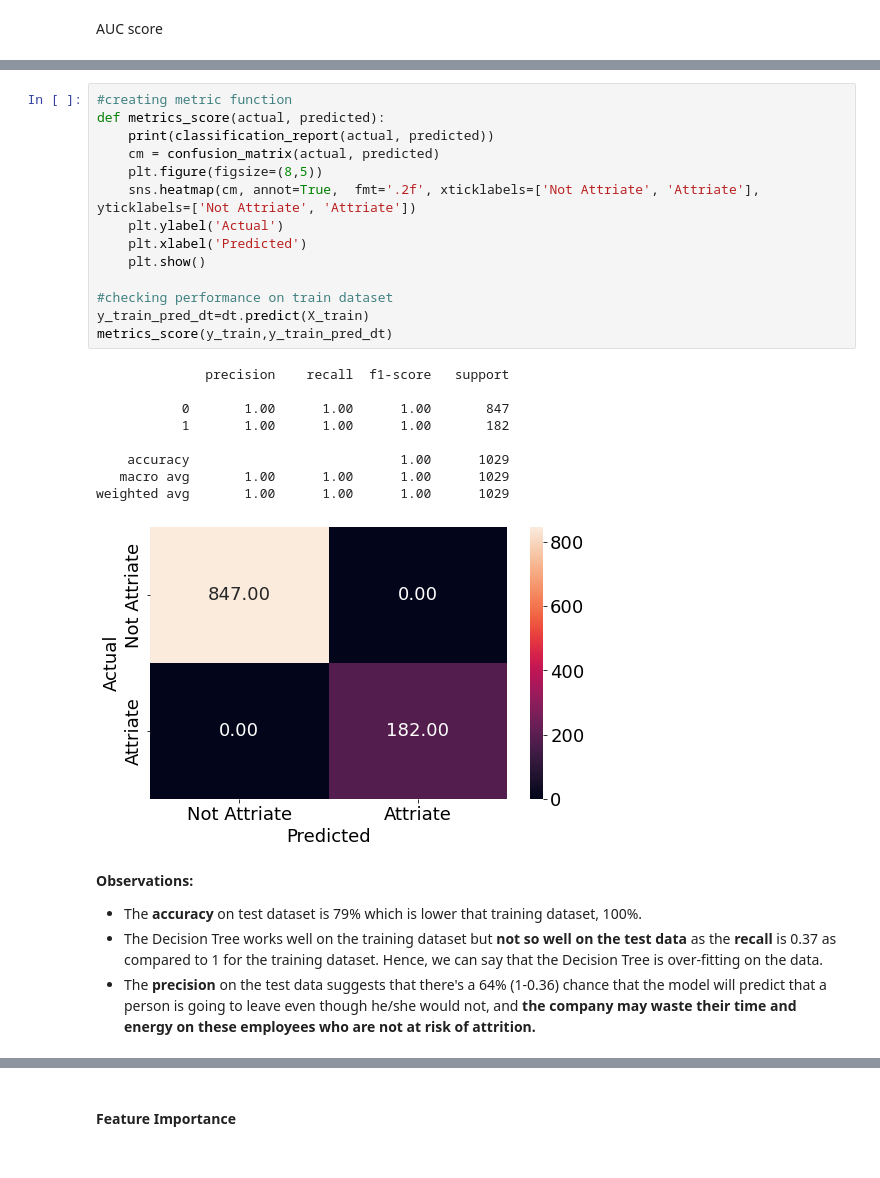
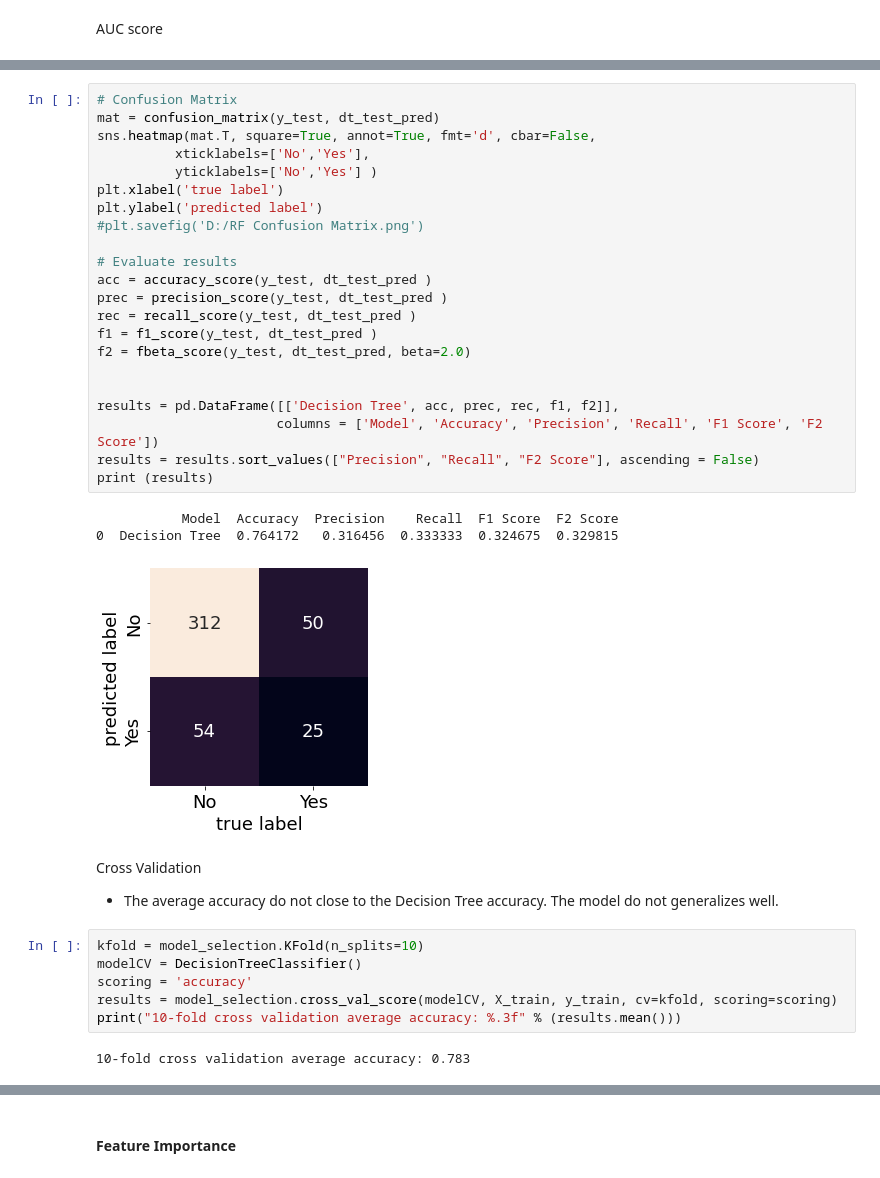
Before and after one commit to karlok818/Employee-Churn-Prediction, a Jupyter notebook: Data Analysis Group Project.ipynb, the cells around one changed output, grey strips where cells are left out. Saved outputs shown, nothing was run; the diff lists cells and outputs as text.

```diff
--- a/Data Analysis Group Project.ipynb
+++ b/Data Analysis Group Project.ipynb
@@ -1016,32 +1092,39 @@ Area under curve (test):  0.5703485633537447
 
 Area under curve (train):  1.0
-# %%
-#creating metric function
-def metrics_score(actual, predicted):
-    print(classification_report(actual, predicted))
-    cm = confusion_matrix(actual, predicted)
-    plt.figure(figsize=(8,5))
-    sns.heatmap(cm, annot=True,  fmt='.2f', xticklabels=['Not Attriate', 'Attriate'], yticklabels=['Not Attriate', 'Attriate'])
-    plt.ylabel('Actual')
-    plt.xlabel('Predicted')
-    plt.show()
-
-#checking performance on train dataset
-y_train_pred_dt=dt.predict(X_train)
-metrics_score(y_train,y_train_pred_dt)
-# %% [output]
-              precision    recall  f1-score   support
-
-           0       1.00      1.00      1.00       847
-           1       1.00      1.00      1.00       182
-
-    accuracy                           1.00      1029
-   macro avg       1.00      1.00      1.00      1029
-weighted avg       1.00      1.00      1.00      1029
-[figure, removed]
-# %% [markdown]
-**Observations:**
-
-- The **accuracy** on test dataset is 79% which is lower that training dataset, 100%.
-- The Decision Tree works well on the training dataset but **not so well on the test data** as the **recall** is 0.37 as compared to 1 for the training dataset. Hence, we can say that the Decision Tree is over-fitting on the data.
-- The **precision** on the test data suggests that there's a 64% (1-0.36) chance that the model will predict that a person is going to leave even though he/she would not, and **the company may waste their time and energy on these employees who are not at risk of attrition.**
+# %%
+# Confusion Matrix
+mat = confusion_matrix(y_test, dt_test_pred)
+sns.heatmap(mat.T, square=True, annot=True, fmt='d', cbar=False,
+          xticklabels=['No','Yes'],
+          yticklabels=['No','Yes'] )
+plt.xlabel('true label')
+plt.ylabel('predicted label')
+#plt.savefig('D:/RF Confusion Matrix.png')
+
+# Evaluate results
+acc = accuracy_score(y_test, dt_test_pred )
+prec = precision_score(y_test, dt_test_pred )
+rec = recall_score(y_test, dt_test_pred )
+f1 = f1_score(y_test, dt_test_pred )
+f2 = fbeta_score(y_test, dt_test_pred, beta=2.0)
+
+
+results = pd.DataFrame([['Decision Tree', acc, prec, rec, f1, f2]],
+                       columns = ['Model', 'Accuracy', 'Precision', 'Recall', 'F1 Score', 'F2 Score'])
+results = results.sort_values(["Precision", "Recall", "F2 Score"], ascending = False)
+print (results)
+# %% [output]
+           Model  Accuracy  Precision    Recall  F1 Score  F2 Score
+0  Decision Tree  0.764172   0.316456  0.333333  0.324675  0.329815
+[figure, added]
+# %% [markdown]
+Cross Validation
+- The average accuracy do not close to the Decision Tree accuracy. The model do not generalizes well.
+# %%
+kfold = model_selection.KFold(n_splits=10)
+modelCV = DecisionTreeClassifier()
+scoring = 'accuracy'
+results = model_selection.cross_val_score(modelCV, X_train, y_train, cv=kfold, scoring=scoring)
+print("10-fold cross validation average accuracy: %.3f" % (results.mean()))
+# %% [output]
+10-fold cross validation average accuracy: 0.783
```
Also changed, not shown: parts of 60 cells of this notebook, 1 other file.
